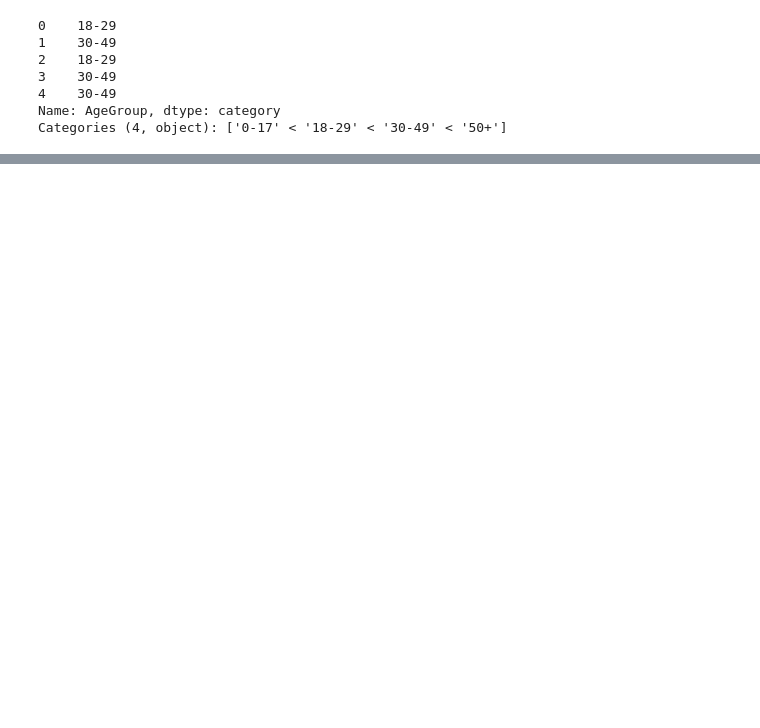
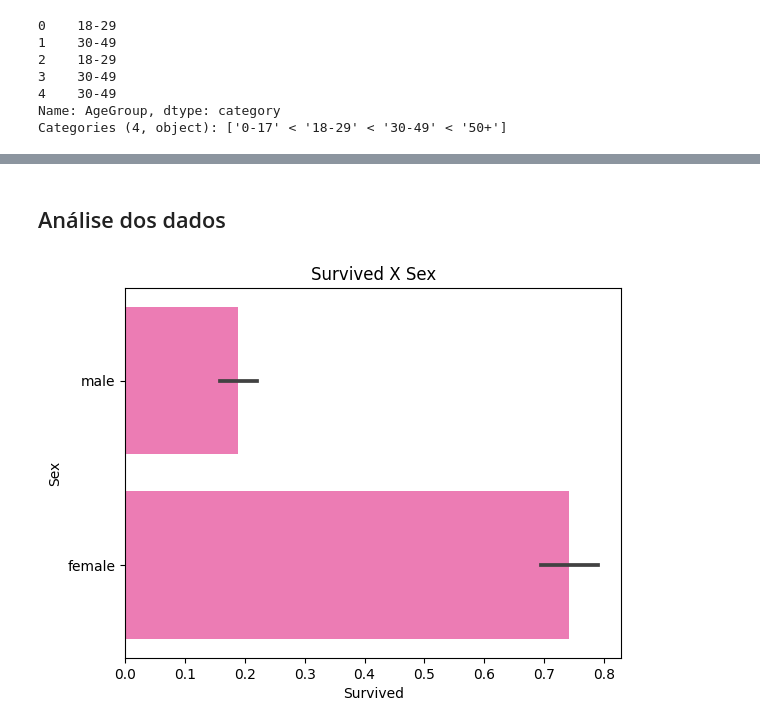
Before and after one commit to brenaSF/titanic-data-science, a Jupyter notebook: code.ipynb, the cells around one changed output, grey strips where cells are left out. Cells and saved outputs as stored; diff of their text form; code cells hidden in the pictures; blank space fills up the shorter version.

```diff
--- a/code.ipynb
+++ b/code.ipynb
@@ -53,0 +216,2 @@ Categories (4, object): ['0-17' < '18-29' < '30-49' < '50+']
+# %%
+train_data = train_data.drop(columns=['Cabin'])
@@ -53,0 +243,10 @@ Categories (4, object): ['0-17' < '18-29' < '30-49' < '50+']
+# %% [markdown]
+## Análise dos dados
+# %%
+# saber a distribuição de sobreviventes de acordo com o genêro
+# achei a distribuição interessante
+sns.barplot(x="Survived", y="Sex", data = train_data, color = 'hotpink')
+plt.title("Survived X Sex")
+plt.show()
+# %% [output]
+[figure, added]
```
Also changed, not shown: parts of 23 cells of this notebook.
